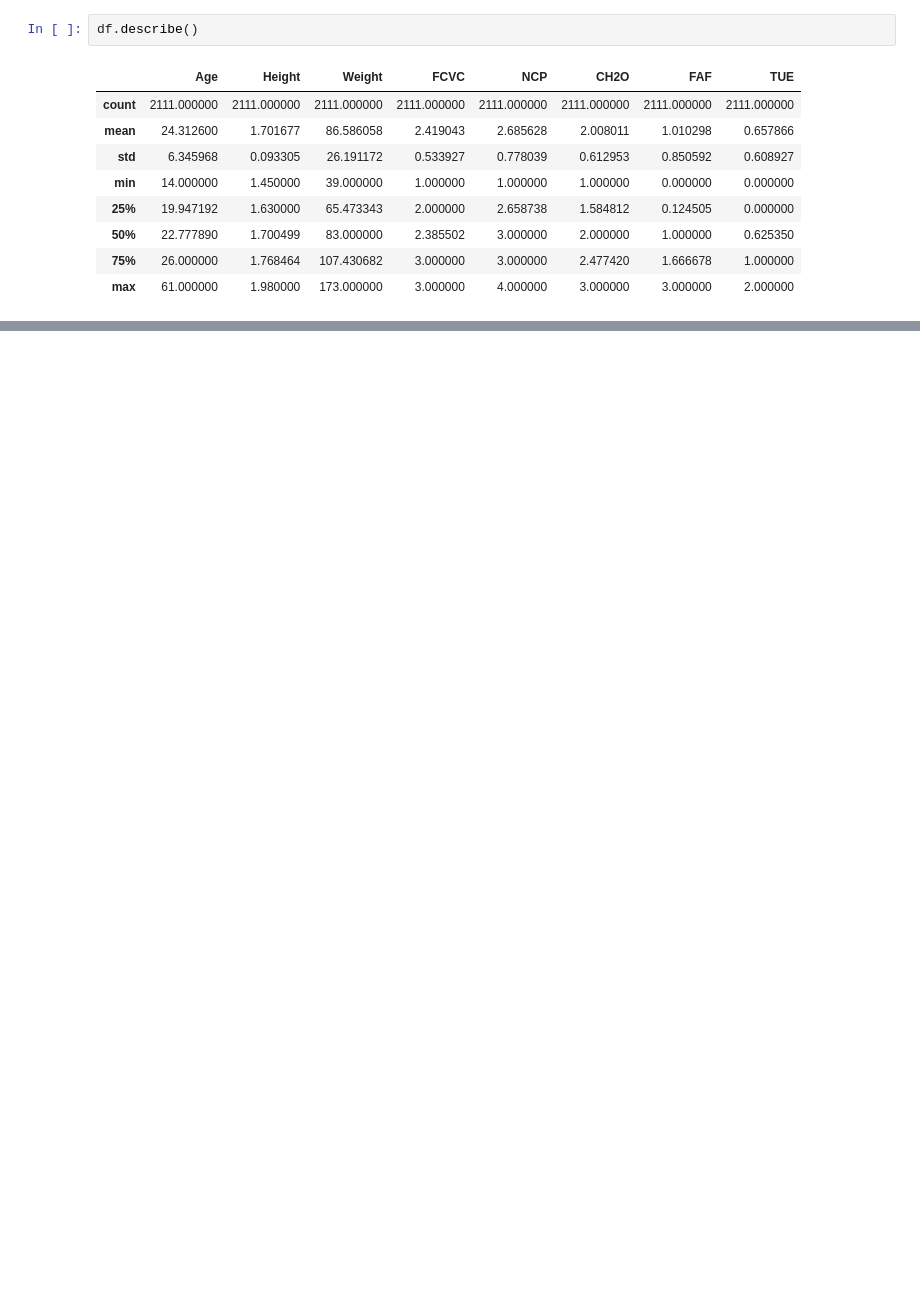
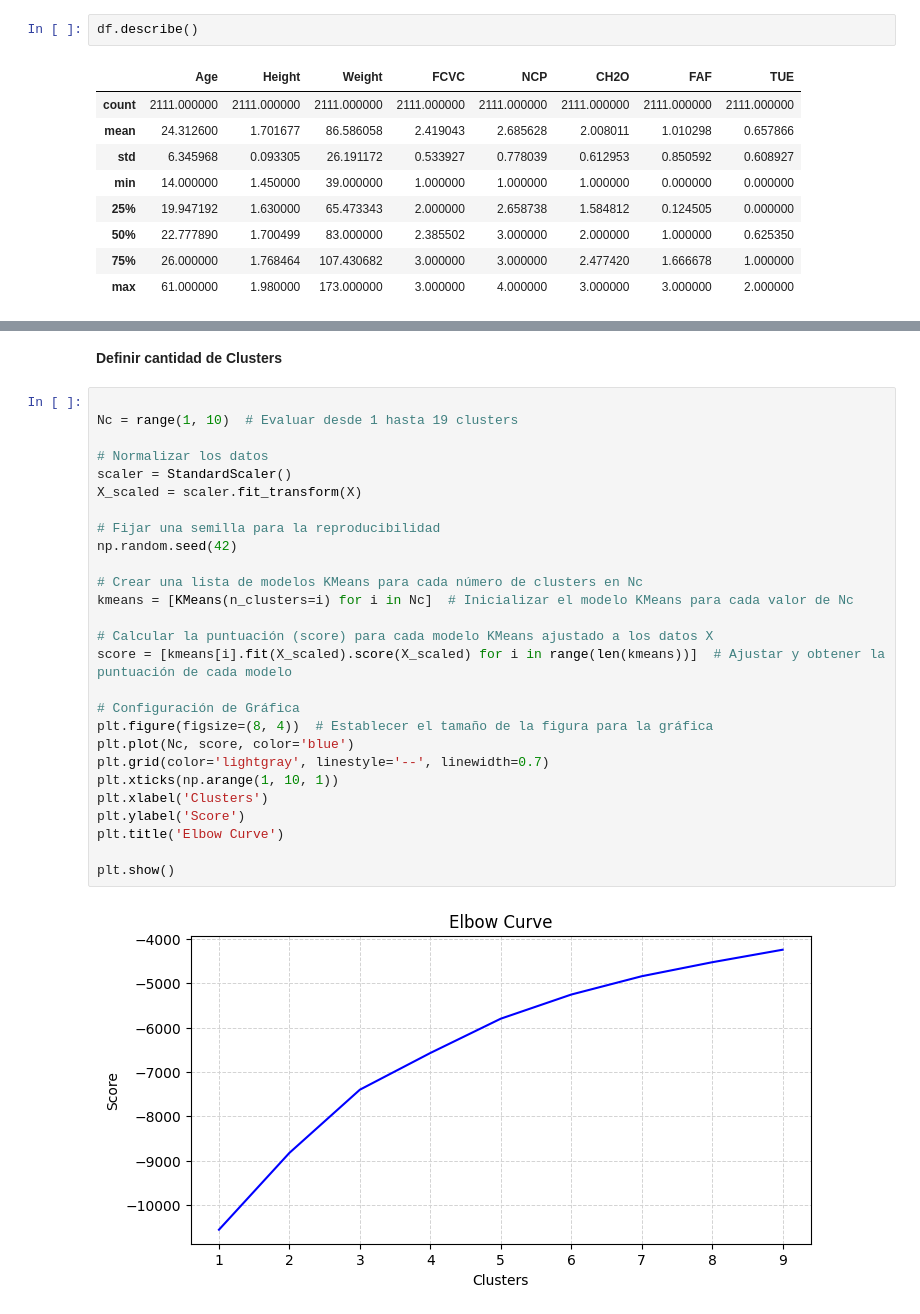
Before and after one commit to dfbat/ml_ean_2024_3, a Jupyter notebook: Cuadernos/Evaluación de datos sobre obesidad .ipynb, the cells around one changed output, grey strips where cells are left out. Cells and saved outputs as stored; diff of their text form; blank space fills up the shorter version.

```diff
--- a/Cuadernos/Evaluación de datos sobre obesidad .ipynb
+++ b/Cuadernos/Evaluación de datos sobre obesidad .ipynb
@@ -139,0 +173,31 @@ df.describe()
+# %% [markdown]
+**Definir cantidad de Clusters**
+# %%
+
+Nc = range(1, 10)  # Evaluar desde 1 hasta 19 clusters
+
+# Normalizar los datos
+scaler = StandardScaler()
+X_scaled = scaler.fit_transform(X)
+
+# Fijar una semilla para la reproducibilidad
+np.random.seed(42)
+
+# Crear una lista de modelos KMeans para cada número de clusters en Nc
+kmeans = [KMeans(n_clusters=i) for i in Nc]  # Inicializar el modelo KMeans para cada valor de Nc
+
+# Calcular la puntuación (score) para cada modelo KMeans ajustado a los datos X
+score = [kmeans[i].fit(X_scaled).score(X_scaled) for i in range(len(kmeans))]  # Ajustar y obtener la puntuación de cada modelo
+
+# Configuración de Gráfica
+plt.figure(figsize=(8, 4))  # Establecer el tamaño de la figura para la gráfica
+plt.plot(Nc, score, color='blue')
+plt.grid(color='lightgray', linestyle='--', linewidth=0.7)
+plt.xticks(np.arange(1, 10, 1))
+plt.xlabel('Clusters')
+plt.ylabel('Score')
+plt.title('Elbow Curve')
+
+plt.show()
+# %% [output]
+[figure, added]
```
Also changed, not shown: parts of 24 cells of this notebook.
